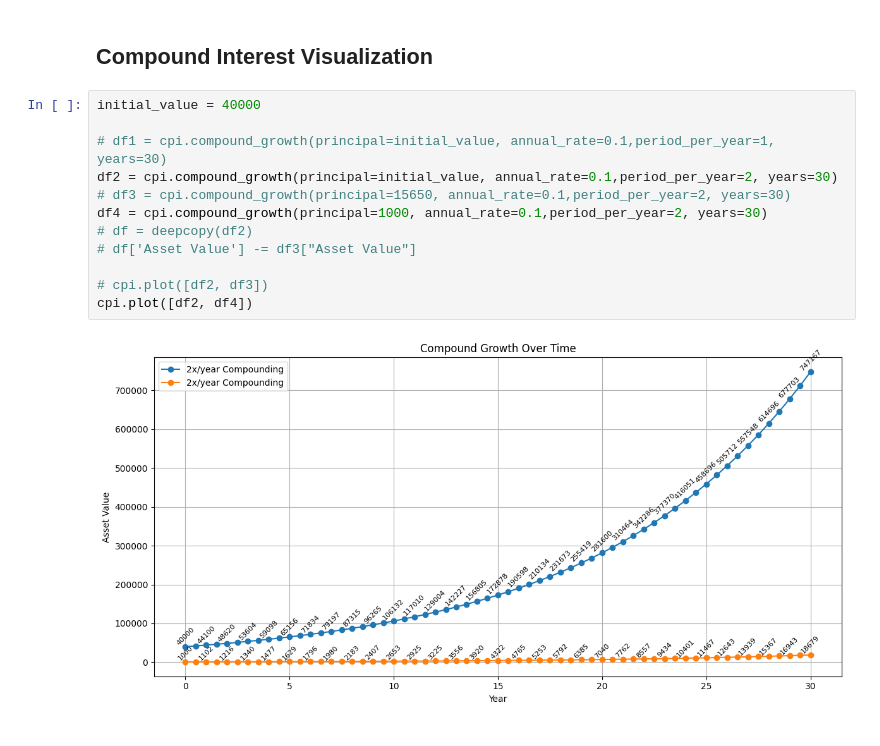
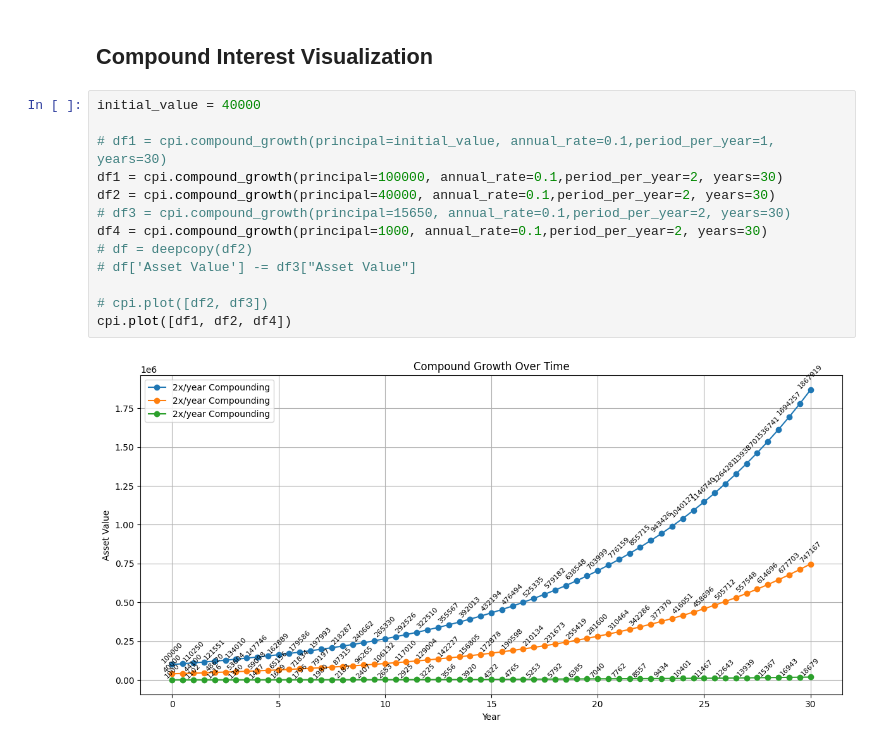
Before and after one commit to TaehyeonPark/compound-interest-visualization, a Jupyter notebook: app.ipynb, the cells around one changed output. Cells and saved outputs as stored; diff of their text form.

```diff
--- a/app.ipynb
+++ b/app.ipynb
@@ -9,14 +9,15 @@ import cpi
 # %%
 initial_value = 40000
 
 # df1 = cpi.compound_growth(principal=initial_value, annual_rate=0.1,period_per_year=1, years=30)
-df2 = cpi.compound_growth(principal=initial_value, annual_rate=0.1,period_per_year=2, years=30)
+df1 = cpi.compound_growth(principal=100000, annual_rate=0.1,period_per_year=2, years=30)
+df2 = cpi.compound_growth(principal=40000, annual_rate=0.1,period_per_year=2, years=30)
 # df3 = cpi.compound_growth(principal=15650, annual_rate=0.1,period_per_year=2, years=30)
 df4 = cpi.compound_growth(principal=1000, annual_rate=0.1,period_per_year=2, years=30)
 # df = deepcopy(df2)
 # df['Asset Value'] -= df3["Asset Value"]
 
 # cpi.plot([df2, df3])
-cpi.plot([df2, df4])
+cpi.plot([df1, df2, df4])
 # %% [output]
-[figure, old version]
+[figure, new version]
```
Also changed, not shown: 1 other file.
